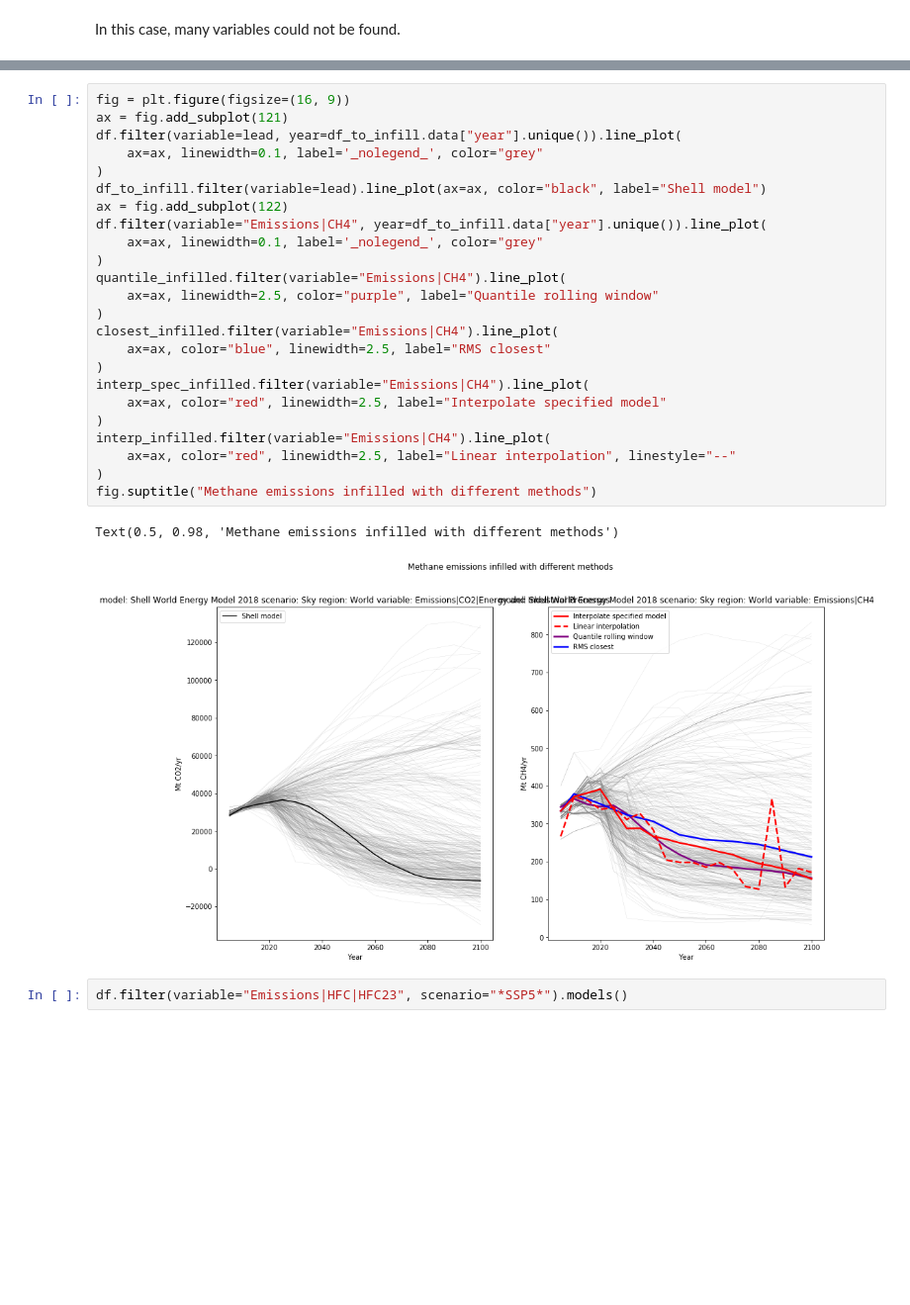
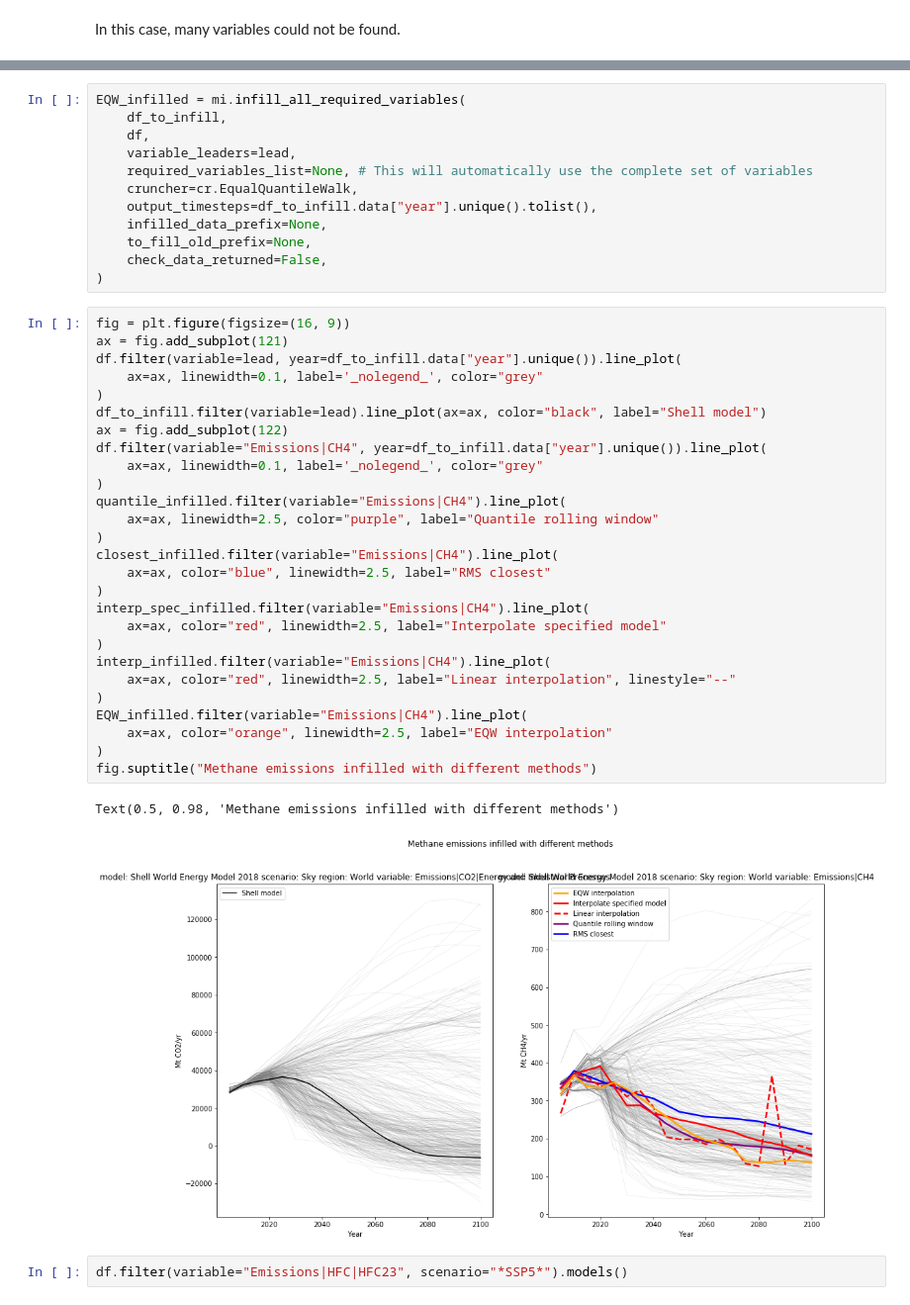
Before and after one commit to GranthamImperial/silicone_examples, a Jupyter notebook: notebooks/Infilling_example_shell.ipynb, the cells around one changed output, grey strips where cells are left out. Shown at 99% size. Saved outputs shown, nothing was run; the diff lists cells and outputs as text; blank space fills up the shorter version.

```diff
--- a/notebooks/Infilling_example_shell.ipynb
+++ b/notebooks/Infilling_example_shell.ipynb
@@ -212,33 +211,48 @@ interp_spec_infilled.variables()
 21                                 Emissions|Sulfur
 22                                    Emissions|VOC
 Name: variable, dtype: object
+# %%
+EQW_infilled = mi.infill_all_required_variables(
+    df_to_infill,
+    df,
+    variable_leaders=lead,
+    required_variables_list=None, # This will automatically use the complete set of variables
+    cruncher=cr.EqualQuantileWalk,
+    output_timesteps=df_to_infill.data["year"].unique().tolist(),
+    infilled_data_prefix=None,
+    to_fill_old_prefix=None,
+    check_data_returned=False,
+)
 # %%
 fig = plt.figure(figsize=(16, 9))
 ax = fig.add_subplot(121)
 df.filter(variable=lead, year=df_to_infill.data["year"].unique()).line_plot(
     ax=ax, linewidth=0.1, label='_nolegend_', color="grey"
 )
 df_to_infill.filter(variable=lead).line_plot(ax=ax, color="black", label="Shell model")
 ax = fig.add_subplot(122)
 df.filter(variable="Emissions|CH4", year=df_to_infill.data["year"].unique()).line_plot(
     ax=ax, linewidth=0.1, label='_nolegend_', color="grey"
 )
 quantile_infilled.filter(variable="Emissions|CH4").line_plot(
     ax=ax, linewidth=2.5, color="purple", label="Quantile rolling window"
 )
 closest_infilled.filter(variable="Emissions|CH4").line_plot(
     ax=ax, color="blue", linewidth=2.5, label="RMS closest"
 )
 interp_spec_infilled.filter(variable="Emissions|CH4").line_plot(
     ax=ax, color="red", linewidth=2.5, label="Interpolate specified model"
 )
 interp_infilled.filter(variable="Emissions|CH4").line_plot(
     ax=ax, color="red", linewidth=2.5, label="Linear interpolation", linestyle="--"
 )
+EQW_infilled.filter(variable="Emissions|CH4").line_plot(
+    ax=ax, color="orange", linewidth=2.5, label="EQW interpolation"
+)
 fig.suptitle("Methane emissions infilled with different methods")
 # %% [output]
 Text(0.5, 0.98, 'Methane emissions infilled with different methods')
-[figure, old version]
+[figure, new version]
 # %%
 df.filter(variable="Emissions|HFC|HFC23", scenario="*SSP5*").models()
 # %% [output]
```
Also changed, not shown: parts of 2 cells of this notebook.
